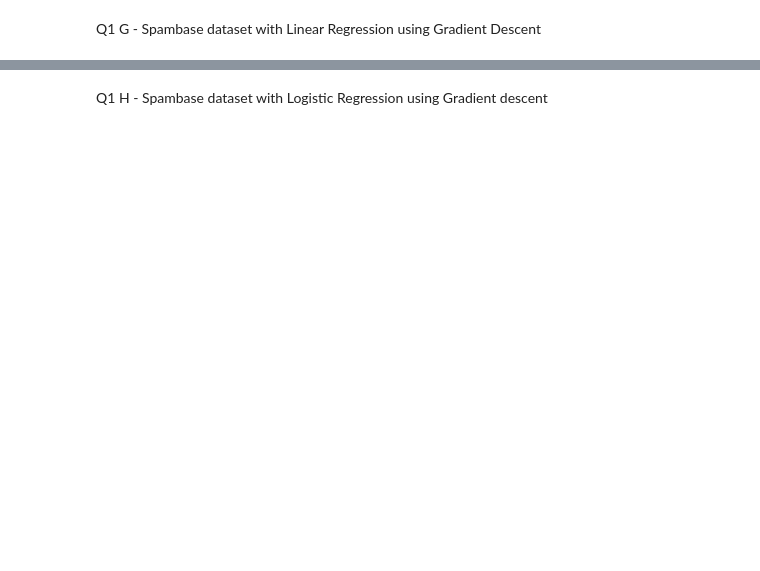
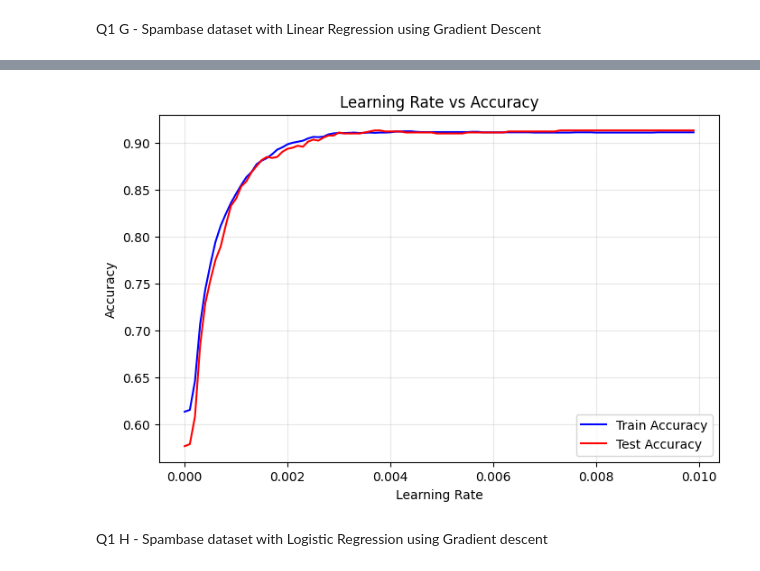
Before and after one commit to yashlad27/CS6140-Fall2025, a Jupyter notebook: Week-2/HW2/hw2_q1_ml.ipynb, the cells around one changed output, grey strips where cells are left out. Saved outputs shown, nothing was run; the diff lists cells and outputs as text; code cells hidden in the pictures; blank space fills up the shorter version.

```diff
--- a/Week-2/HW2/hw2_q1_ml.ipynb
+++ b/Week-2/HW2/hw2_q1_ml.ipynb
@@ -296,17 +327,0 @@ Test Accuracy: 0.9110
-# %%
-# Optional: Test different lambda values
-print("\nTesting different lambda values:")
-lambdas = [0.01, 0.1, 0.5, 1.0, 5.0, 10.0]
-for lam in lambdas:
-    I = np.eye(spam_Xtrain_bias.shape[1])
-    I[0, 0] = 0
-
-    Xtrain_dot_ridge = np.dot(spamXtrain_T, spam_Xtrain_bias) + lam * I
-    Xtrain_inv_ridge = np.linalg.inv(Xtrain_dot_ridge)
-    w_ridge = np.dot(Xtrain_inv_ridge, spamX_y_dot)
-
-    test_pred = np.dot(spam_Xtest_bias, w_ridge)
-    test_binary = (test_pred > threshold).astype(int)
-    test_acc = np.mean(test_binary == y_test)
-
-    print(f"λ={lam:5.2f}: Test Accuracy = {test_acc:.4f}")
@@ -322,0 +436,60 @@ Q1 G - Spambase dataset with Linear Regression using Gradient Descent
+# %%
+# Q1G - Linear Regression with Gradient Descent (with learning rate optimization)
+
+learning_rates = np.arange(0, 0.01, 0.0001)
+train_accs_gd = []
+test_accs_gd = []
+
+print("Testing different learning rates for Linear Regression (GD):")
+print("-" * 50)
+
+for lr in learning_rates:
+    # Train with gradient descent
+    n, d = spam_Xtrain_bias.shape
+    w = np.zeros(d)
+
+    # Run gradient descent
+    for epoch in range(1000):
+        y_pred = spam_Xtrain_bias @ w
+        gradient = (1/n) * spam_Xtrain_bias.T @ (y_pred - y_train)
+        w = w - lr * gradient
+
+    # Make predictions
+    train_pred = spam_Xtrain_bias @ w
+    test_pred = spam_Xtest_bias @ w
+
+    # Convert to binary
+    train_binary = (train_pred > threshold).astype(int)
+    test_binary = (test_pred > threshold).astype(int)
+
+    # Calculate accuracy
+    train_acc = np.mean(train_binary == y_train)
+    test_acc = np.mean(test_binary == y_test)
+
+    train_accs_gd.append(train_acc)
+    test_accs_gd.append(test_acc)
+
+    print(f"LR={lr:.4f}: Train Acc = {train_acc:.4f}, Test Acc = {test_acc:.4f}")
+
+# Find best learning rate
+best_idx = np.argmax(test_accs_gd)
+best_lr = learning_rates[best_idx]
+best_train_acc = train_accs_gd[best_idx]
+best_test_acc = test_accs_gd[best_idx]
+
+print("\n" + "="*50)
+print(f"BEST Learning Rate: {best_lr:.4f}")
+print(f"Best Train Accuracy: {best_train_acc:.4f}")
+print(f"Best Test Accuracy: {best_test_acc:.4f}")
+
+# Plot results
+plt.figure(figsize=(8, 5))
+plt.plot(learning_rates, train_accs_gd, 'b-', label='Train Accuracy')
+plt.plot(learning_rates, test_accs_gd, 'r-', label='Test Accuracy')
+plt.xlabel('Learning Rate')
+plt.ylabel('Accuracy')
+plt.title('Learning Rate vs Accuracy')
+plt.legend()
+plt.grid(True, alpha=0.3)
+plt.show()
+# %% [output]
@@ -323,2 +513,3 @@ Q1 G - Spambase dataset with Linear Regression using Gradient Descent
+[figure, added]
 # %% [markdown]
 Q1 H - Spambase dataset with Logistic Regression using Gradient descent
```
Also changed, not shown: parts of 30 cells of this notebook.
